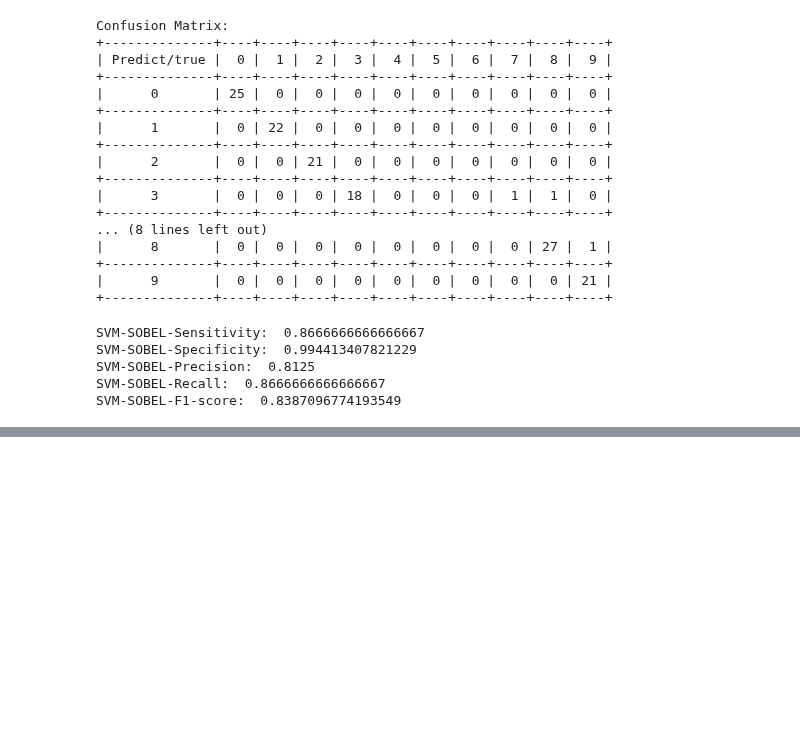
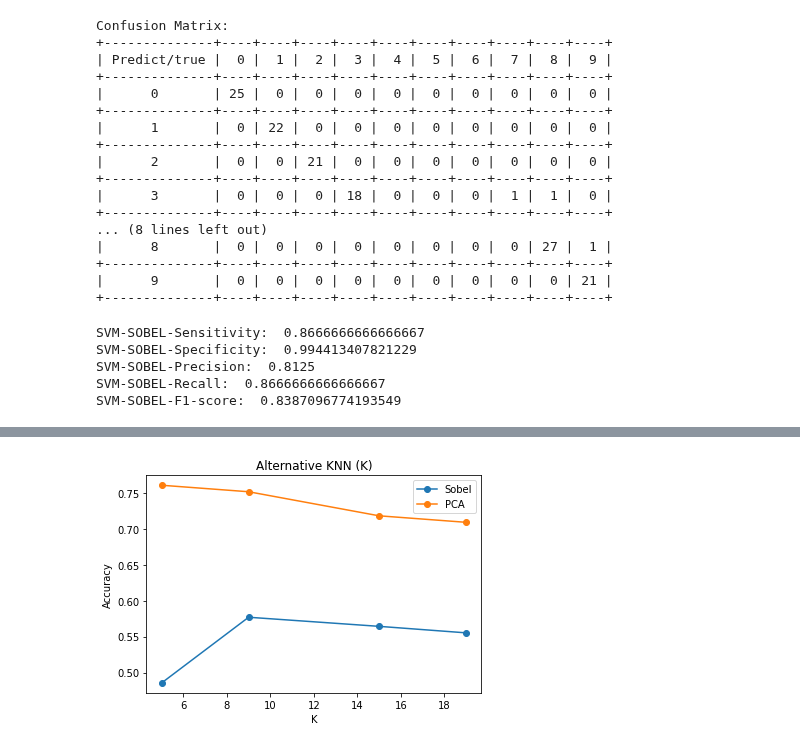
Before and after one commit to kareemotafy/AIProject, a Jupyter notebook: OCR.ipynb, the cells around one changed output, grey strips where cells are left out. Saved outputs shown, nothing was run; the diff lists cells and outputs as text; code cells hidden in the pictures; blank space fills up the shorter version.

```diff
--- a/OCR.ipynb
+++ b/OCR.ipynb
@@ -450,0 +182,8 @@ Confusion Matrix:
+# %%
+# Define, fit, predict, and accuracy functions for the Random Forest classifier
+
+pca_rf_model = RandomForestClassifier(n_estimators=140, random_state=42)
+pca_rf_model.fit(X_train_pca, y_train)
+y_pred = pca_rf_model.predict(X_test_pca)
+pca_rf_accuracy = accuracy_score(y_test, y_pred)
+print("Accuracy of RF-PCA Classifier:", pca_rf_accuracy)
@@ -450,0 +192,8 @@ Confusion Matrix:
+# %%
+# Define, fit, predict, and accuracy functions for the Random Forest classifier
+
+sobel_rf_model = RandomForestClassifier(n_estimators=160, random_state=42)
+sobel_rf_model.fit(x_train_sobel, y_train)
+y_pred = sobel_rf_model.predict(x_test_sobel)
+sobel_rf_accuracy = accuracy_score(y_test, y_pred)
+print("Accuracy of RF-Sobel Classifier:", sobel_rf_accuracy)
@@ -793,0 +698,30 @@ RF-SOBEL-F1-score:  0.7878787878787877
+# %%
+# loop through each case and save all results in a list
+# K: [5,9,15,19]
+
+knn_x = [5,9,15,19]
+knn_sobel_y = []
+knn_pca_y = []
+
+for i in knn_x:
+    classifier = KNeighborsClassifier(n_neighbors=i)
+    classifier.fit(x_train_sobel, y_train)
+    predictions = classifier.predict(x_test_sobel)
+    accuracy = accuracy_score(y_test, predictions)
+    knn_sobel_y.append(accuracy)
+for i in knn_x:
+    classifier = KNeighborsClassifier(n_neighbors=i)
+    classifier.fit(X_train_pca, y_train)
+    predictions = classifier.predict(X_test_pca)
+    accuracy = accuracy_score(y_test, predictions)
+    knn_pca_y.append(accuracy)
+# %%
+plt.plot(knn_x, knn_sobel_y, label = "Sobel", marker = 'o')
+plt.plot(knn_x, knn_pca_y, label = "PCA", marker = 'o')
+plt.xlabel("K")
+plt.ylabel("Accuracy")
+plt.title("Alternative KNN (K)")
+plt.legend()
+plt.show()
+# %% [output]
+[figure, added]
```
Also changed, not shown: parts of 67 cells of this notebook.
